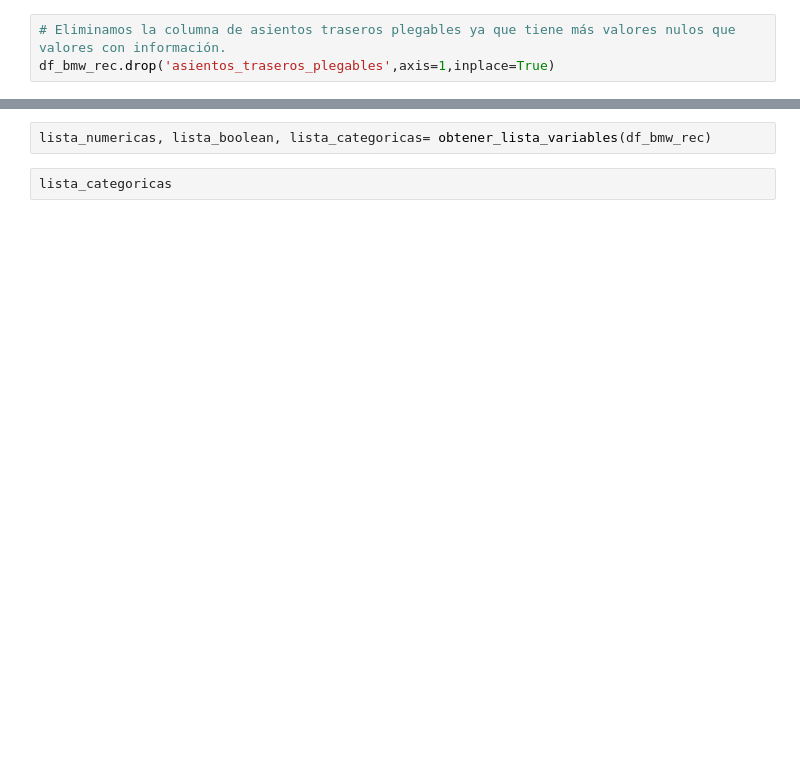
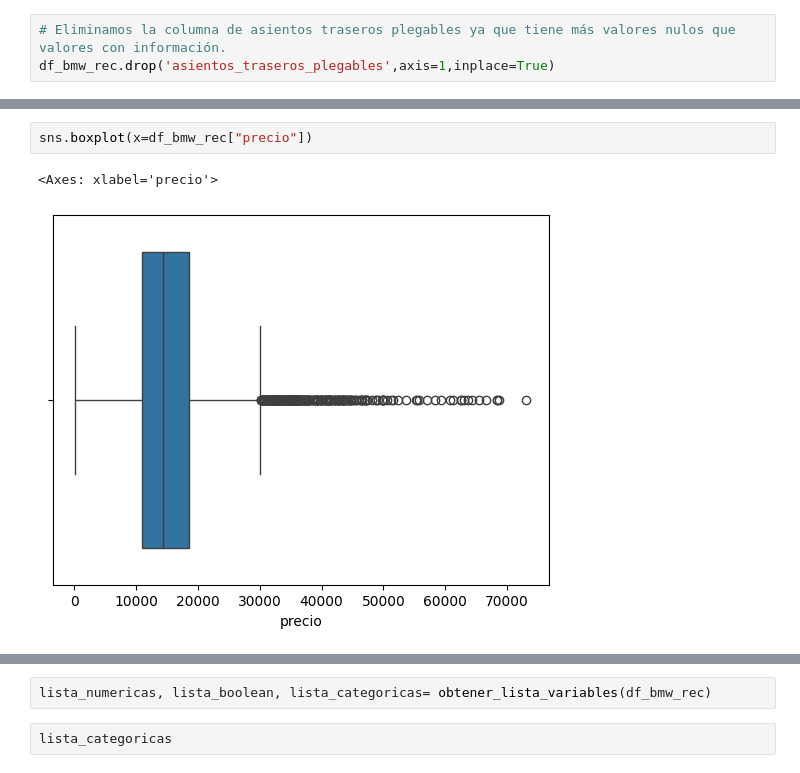
Before and after one commit to SyM97/primer_entregable, a Jupyter notebook: practica_entregable_Simeon_Mitev.ipynb, the cells around one changed output, grey strips where cells are left out. Cells and saved outputs as stored; diff of their text form; blank space fills up the shorter version.

```diff
--- a/practica_entregable_Simeon_Mitev.ipynb
+++ b/practica_entregable_Simeon_Mitev.ipynb
@@ -202,0 +374,5 @@ corr.style.background_gradient(cmap='coolwarm')
+# %%
+sns.boxplot(x=df_bmw_rec["precio"])
+# %% [output]
+<Axes: xlabel='precio'>
+[figure, added]
```
Also changed, not shown: parts of 36 cells of this notebook, 1 other file.
